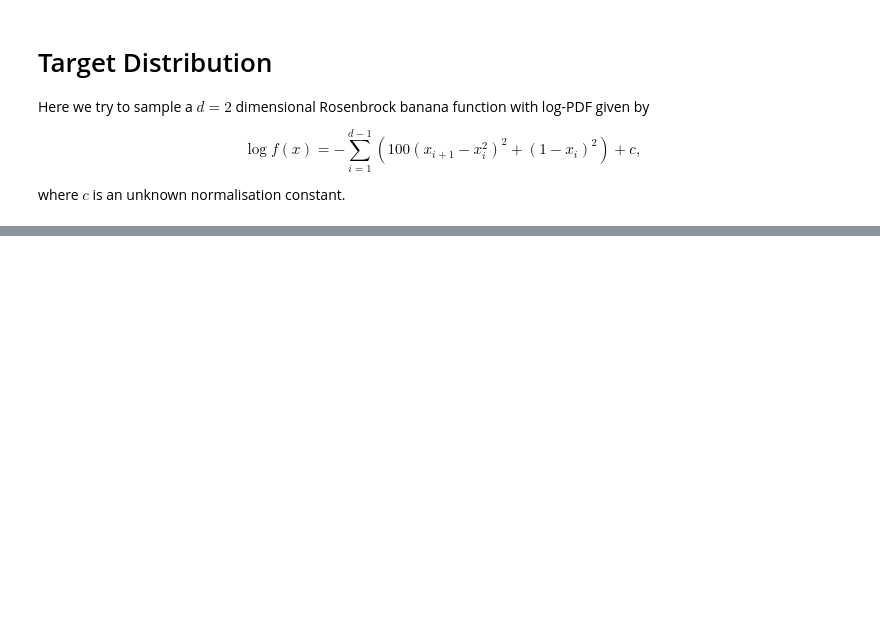
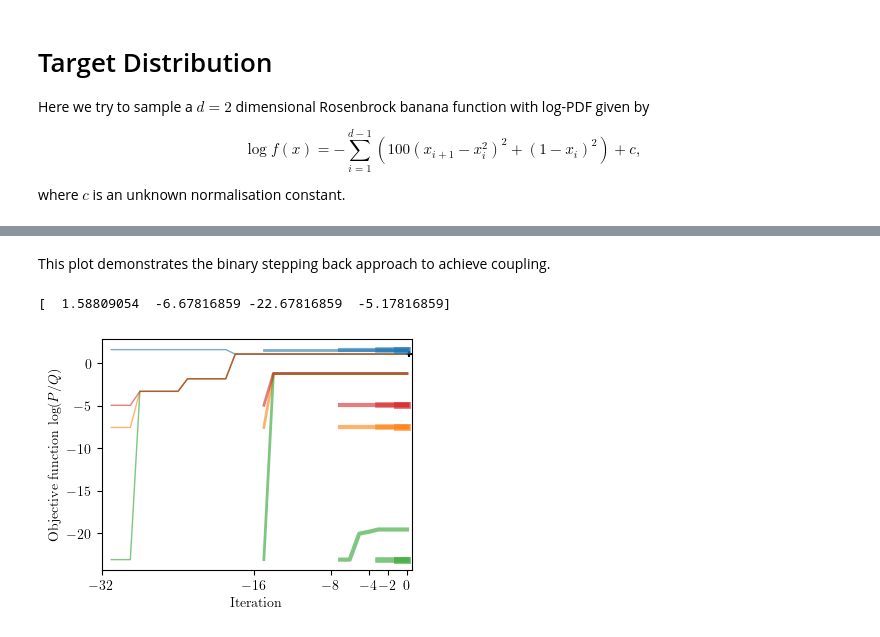
Before and after one commit to cjm96/mcmc_infinity, a Jupyter notebook: mcmc_infinity/examples/rosenbrock_demo.ipynb, the cells around one changed output, grey strips where cells are left out. Saved outputs shown, nothing was run; the diff lists cells and outputs as text; code cells hidden in the pictures; blank space fills up the shorter version.

```diff
--- a/mcmc_infinity/examples/rosenbrock_demo.ipynb
+++ b/mcmc_infinity/examples/rosenbrock_demo.ipynb
@@ -177,0 +220,49 @@ plt.show()
+# %% [markdown]
+This plot demonstrates the binary stepping back approach to achieve coupling.
+# %%
+initial_positions = np.array([[float(sol_small.x[0]), float(sol_small.x[1])],
+                            [0.0, 0.3],
+                            [2.0, 4.5],
+                            [-0.5,0.0]])
+
+print(target(initial_positions) - Qkde_small.logP(initial_positions)[0])
+
+colors=['C0', 'C1', 'C2', 'C3']
+
+sampler_demo = mc.sampler.PerfectSampler(target,
+                                        Qkde_small,
+                                        initial_positions,
+                                        seed=seed)
+
+_, chains = sampler_demo.get_perfect_sample(2, show_all_output=True)
+
+fig, ax = plt.subplots(figsize=(4,3))
+
+num_walkers = len(initial_positions)
+
+lw = [1, 2, 3, 4, 5]
+alpha = [1.0, 0.3, 0.25, 0.2, 0.15]
+
+for c, chain in enumerate(chains[::-1]):
+    for w in range(num_walkers):
+        if True:
+            PQ = target(chain[w]) - Qkde_small.logP(chain[w])
+            iter = np.arange(1-len(PQ),1)
+            ax.plot(iter, PQ, color=colors[w], lw=1+c, alpha=0.6)
+        else:
+            pass
+
+
+ax.set_xlim(-32, 0.5)
+ax.set_xticks([-32,-16, -8, -4, -2, 0])
+
+y = target(chains[-1][0][-1]) - Qkde_small.logP(chains[-1][0][-1])
+ax.scatter([0.25], [y], s=15, marker='+', color='k', alpha=1)
+
+ax.set_xlabel(r"Iteration")
+ax.set_ylabel(r"Objective function $\log(P/Q)$")
+
+plt.show()
+# %% [output]
+[  1.58809054  -6.67816859 -22.67816859  -5.17816859]
+[figure, added]
```
Also changed, not shown: parts of 29 cells of this notebook, 1 other file.
